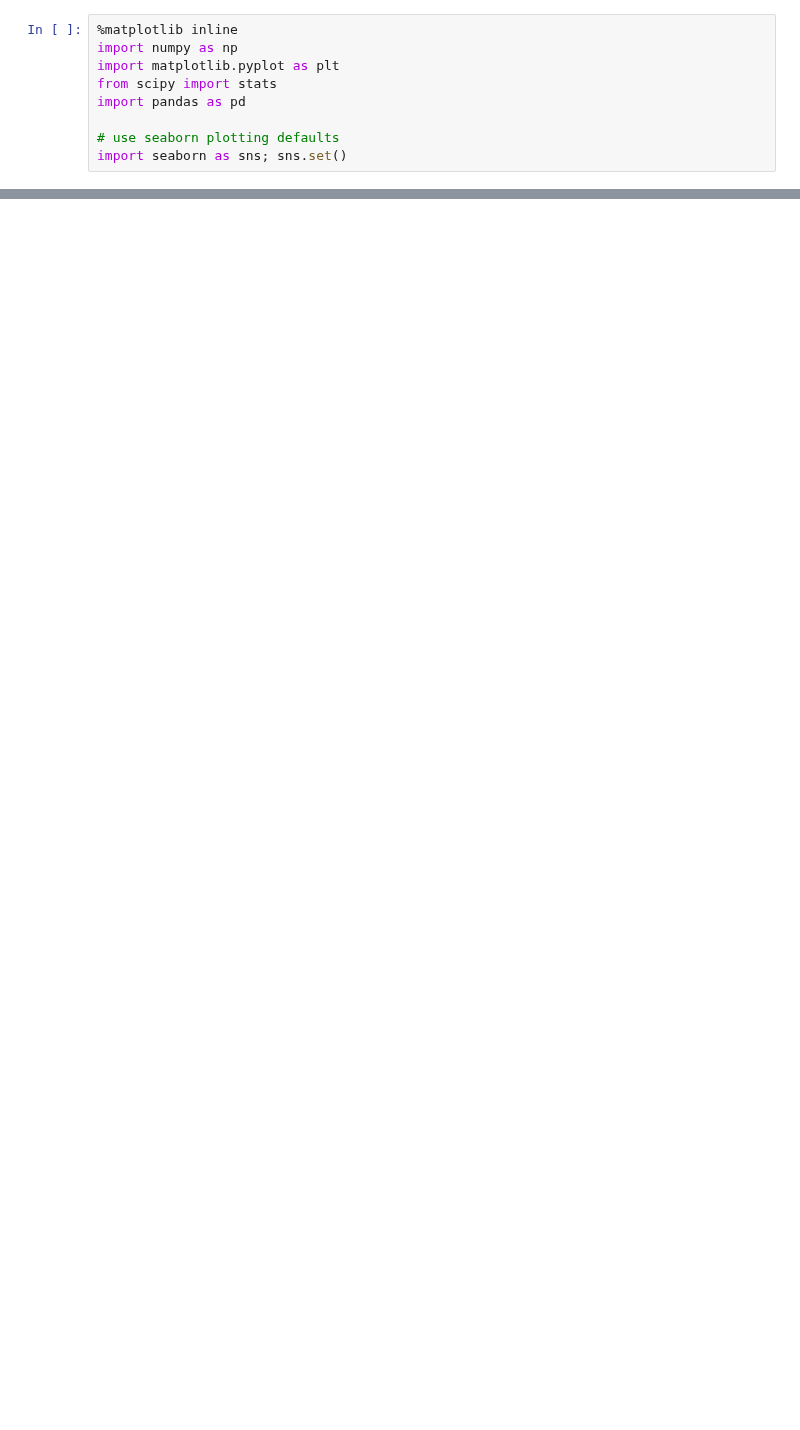
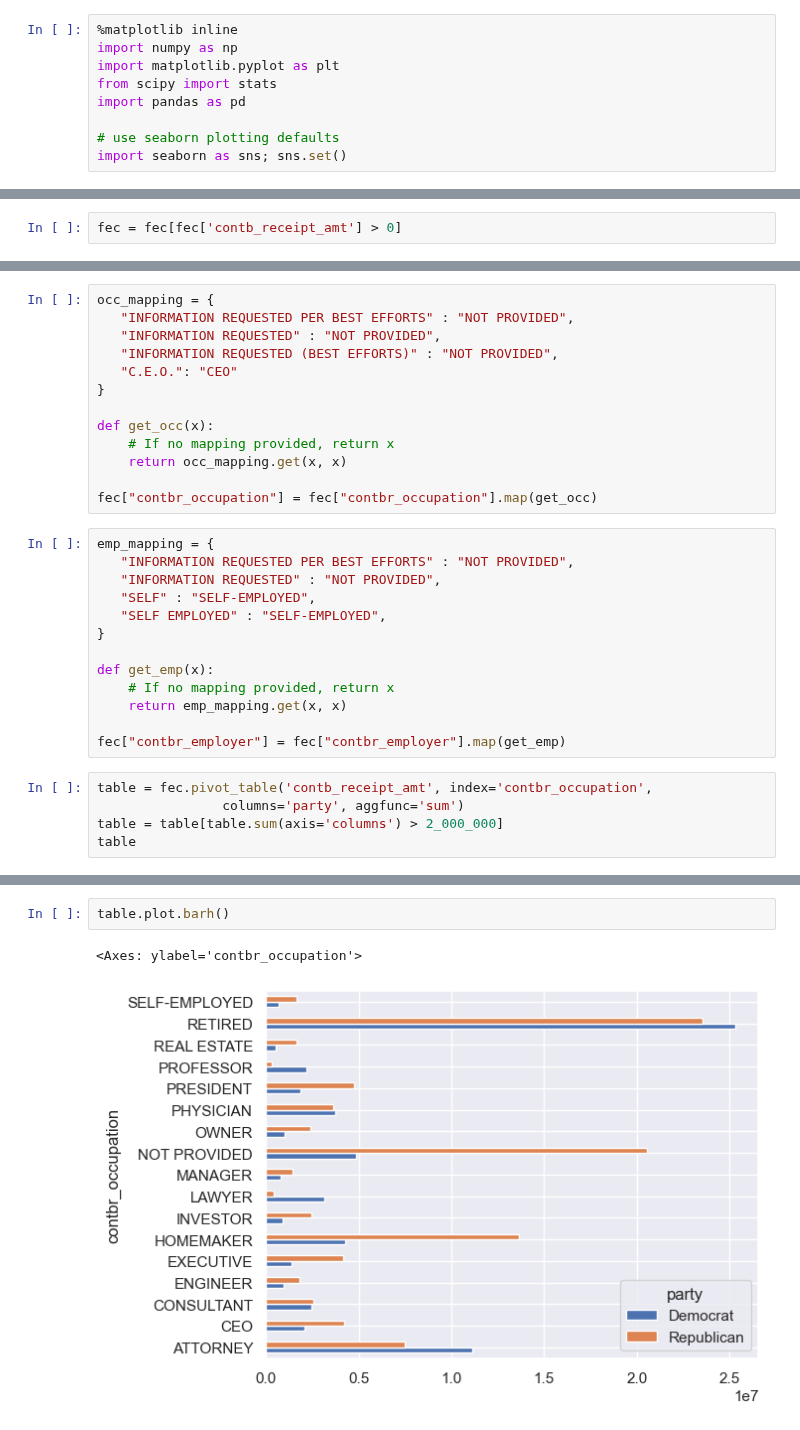
Before and after one commit to S3tuit/jup_lab, a Jupyter notebook: test.ipynb, the cells around one changed output, grey strips where cells are left out. Cells and saved outputs as stored; diff of their text form; blank space fills up the shorter version.

```diff
--- a/test.ipynb
+++ b/test.ipynb
@@ -141,0 +94,2 @@ table2['M'].plot.bar()
+# %%
+fec = fec[fec['contb_receipt_amt'] > 0]
@@ -141,0 +113,31 @@ table2['M'].plot.bar()
+# %%
+occ_mapping = {
+   "INFORMATION REQUESTED PER BEST EFFORTS" : "NOT PROVIDED",
+   "INFORMATION REQUESTED" : "NOT PROVIDED",
+   "INFORMATION REQUESTED (BEST EFFORTS)" : "NOT PROVIDED",
+   "C.E.O.": "CEO"
+}
+
+def get_occ(x):
+    # If no mapping provided, return x
+    return occ_mapping.get(x, x)
+
+fec["contbr_occupation"] = fec["contbr_occupation"].map(get_occ)
+# %%
+emp_mapping = {
+   "INFORMATION REQUESTED PER BEST EFFORTS" : "NOT PROVIDED",
+   "INFORMATION REQUESTED" : "NOT PROVIDED",
+   "SELF" : "SELF-EMPLOYED",
+   "SELF EMPLOYED" : "SELF-EMPLOYED",
+}
+
+def get_emp(x):
+    # If no mapping provided, return x
+    return emp_mapping.get(x, x)
+
+fec["contbr_employer"] = fec["contbr_employer"].map(get_emp)
+# %%
+table = fec.pivot_table('contb_receipt_amt', index='contbr_occupation',
+                columns='party', aggfunc='sum')
+table = table[table.sum(axis='columns') > 2_000_000]
+table
@@ -141,0 +164,5 @@ table2['M'].plot.bar()
+# %%
+table.plot.barh()
+# %% [output]
+<Axes: ylabel='contbr_occupation'>
+[figure, added]
```
Also changed, not shown: parts of 32 cells of this notebook.
